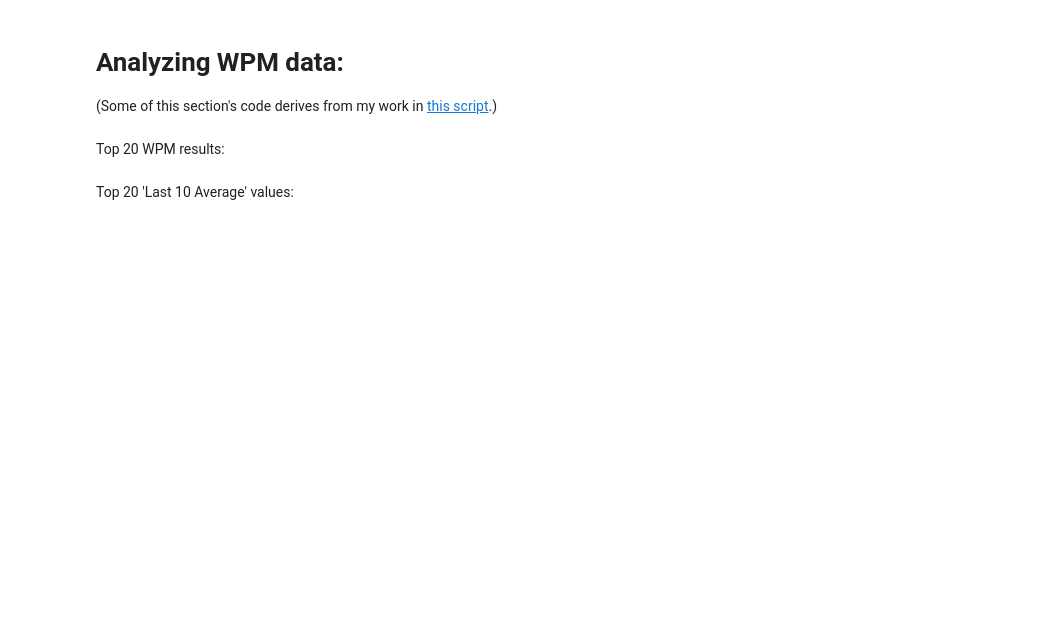
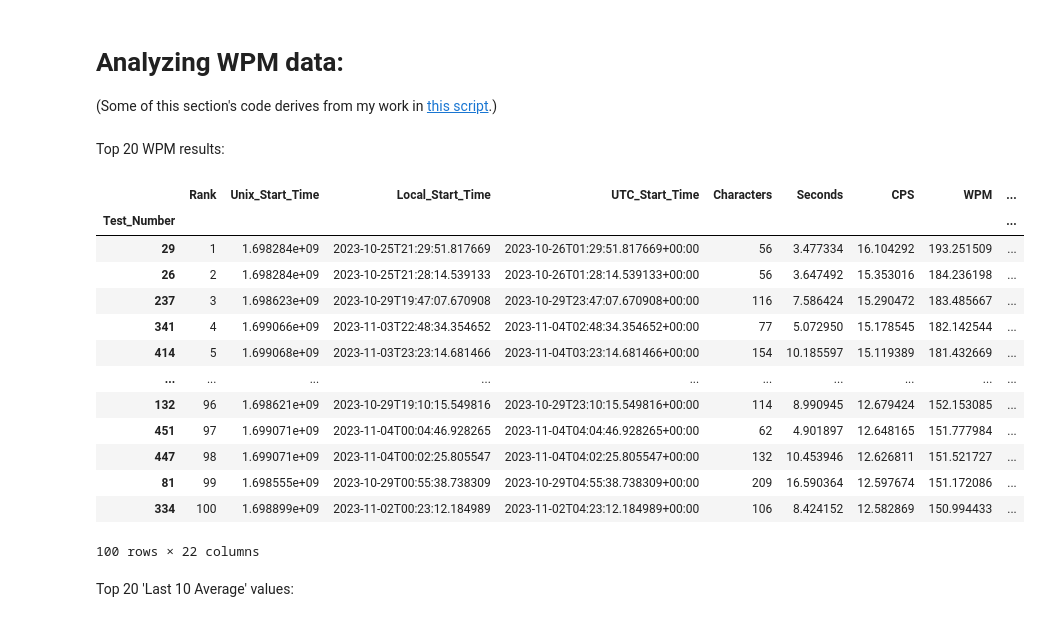
Before and after one commit to kburchfiel/Type_The_Bible, a Jupyter notebook: Type_The_Bible_v2.ipynb, the cells around one changed output. Saved outputs shown, nothing was run; the diff lists cells and outputs as text; code cells hidden in the pictures; blank space fills up the shorter version.

```diff
--- a/Type_The_Bible_v2.ipynb
+++ b/Type_The_Bible_v2.ipynb
@@ -525,13 +876,30 @@ These proved difficult to interpret due to the narrowness of the bars, so I'm co
 # %% [markdown]
 Top 20 WPM results:
 # %%
-df_top_100_wpm = df_results.sort_values('WPM', ascending = False).head(100).copy()
-df_top_100_wpm.insert(0, 'Rank', df_top_100_wpm['WPM'].rank(ascending = False, method = 'min').astype('int'))
+df_top_100_wpm = df_results.sort_values('WPM', ascending = False).head(
+    100).copy()
+df_top_100_wpm.insert(0, 'Rank', df_top_100_wpm['WPM'].rank(
+    ascending = False, method = 'min').astype('int'))
 # method = 'min' assigns the lowest rank to any rows that happen to have
 # the same WPM. See
 # https://pandas.pydata.org/pandas-docs/stable/reference/api/pandas.DataFrame.rank.html
 df_top_100_wpm.to_csv('Analyses/top_100_wpm.csv')
 df_top_100_wpm
+# %% [output]
+|  | Rank | Unix_Start_Time | Local_Start_Time | UTC_Start_Time | Characters | Seconds | CPS | WPM | ... |
+| Test_Number |  |  |  |  |  |  |  |  | ... |
+| 29 | 1 | 1.698284e+09 | 2023-10-25T21:29:51.817669 | 2023-10-26T01:29:51.817669+00:00 | 56 | 3.477334 | 16.104292 | 193.251509 | ... |
+| 26 | 2 | 1.698284e+09 | 2023-10-25T21:28:14.539133 | 2023-10-26T01:28:14.539133+00:00 | 56 | 3.647492 | 15.353016 | 184.236198 | ... |
+| 237 | 3 | 1.698623e+09 | 2023-10-29T19:47:07.670908 | 2023-10-29T23:47:07.670908+00:00 | 116 | 7.586424 | 15.290472 | 183.485667 | ... |
+| 341 | 4 | 1.699066e+09 | 2023-11-03T22:48:34.354652 | 2023-11-04T02:48:34.354652+00:00 | 77 | 5.072950 | 15.178545 | 182.142544 | ... |
+| 414 | 5 | 1.699068e+09 | 2023-11-03T23:23:14.681466 | 2023-11-04T03:23:14.681466+00:00 | 154 | 10.185597 | 15.119389 | 181.432669 | ... |
+| ... | ... | ... | ... | ... | ... | ... | ... | ... | ... |
+| 132 | 96 | 1.698621e+09 | 2023-10-29T19:10:15.549816 | 2023-10-29T23:10:15.549816+00:00 | 114 | 8.990945 | 12.679424 | 152.153085 | ... |
+| 451 | 97 | 1.699071e+09 | 2023-11-04T00:04:46.928265 | 2023-11-04T04:04:46.928265+00:00 | 62 | 4.901897 | 12.648165 | 151.777984 | ... |
+| 447 | 98 | 1.699071e+09 | 2023-11-04T00:02:25.805547 | 2023-11-04T04:02:25.805547+00:00 | 132 | 10.453946 | 12.626811 | 151.521727 | ... |
+| 81 | 99 | 1.698555e+09 | 2023-10-29T00:55:38.738309 | 2023-10-29T04:55:38.738309+00:00 | 209 | 16.590364 | 12.597674 | 151.172086 | ... |
+| 334 | 100 | 1.698899e+09 | 2023-11-02T00:23:12.184989 | 2023-11-02T04:23:12.184989+00:00 | 106 | 8.424152 | 12.582869 | 150.994433 | ... |
+100 rows × 22 columns
 # %%
 fig_top_100_wpm = px.bar(df_top_100_wpm, x = 'Rank', y = 'WPM')
 fig_top_100_wpm.write_html('Analyses/top_100_wpm.html')
```
Also changed, not shown: parts of 51 cells of this notebook, 33 other files.
